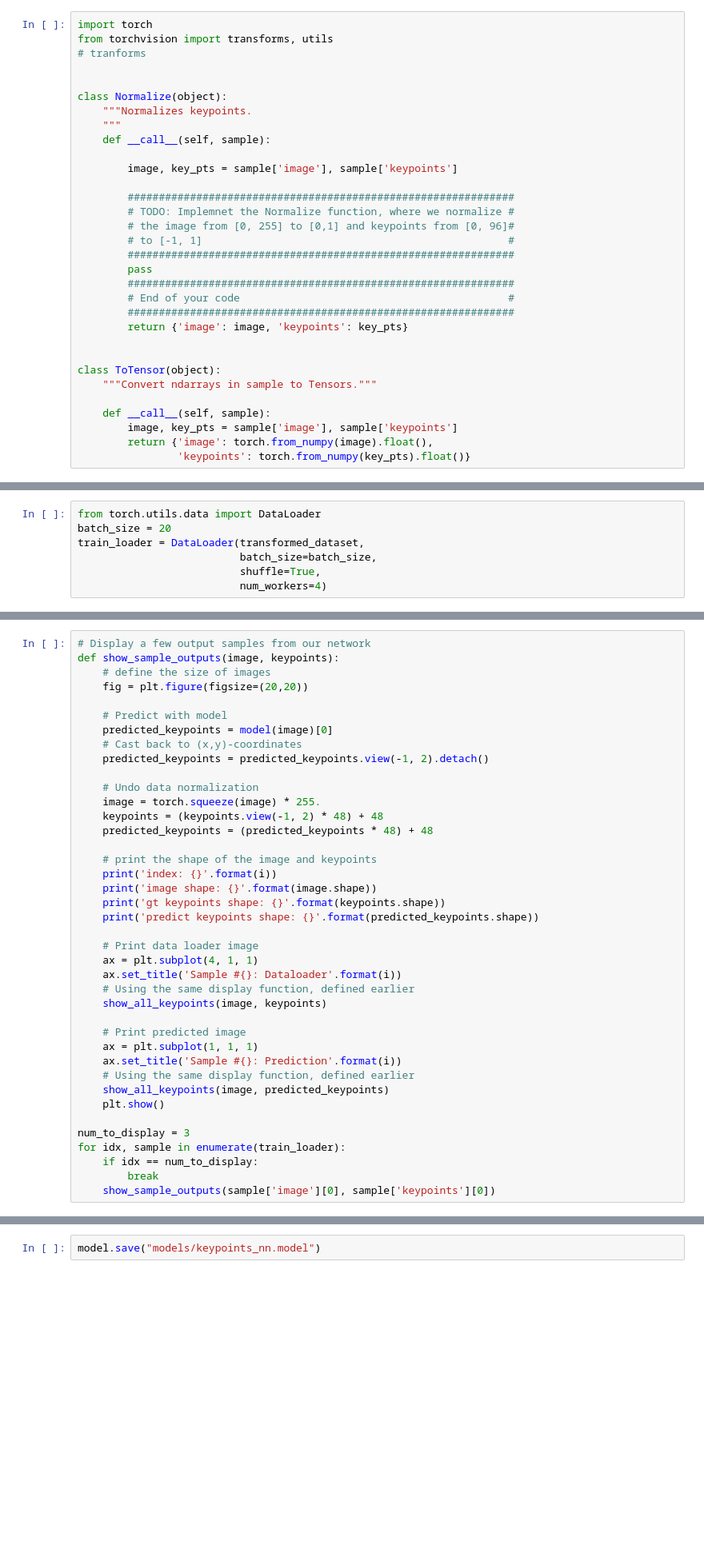
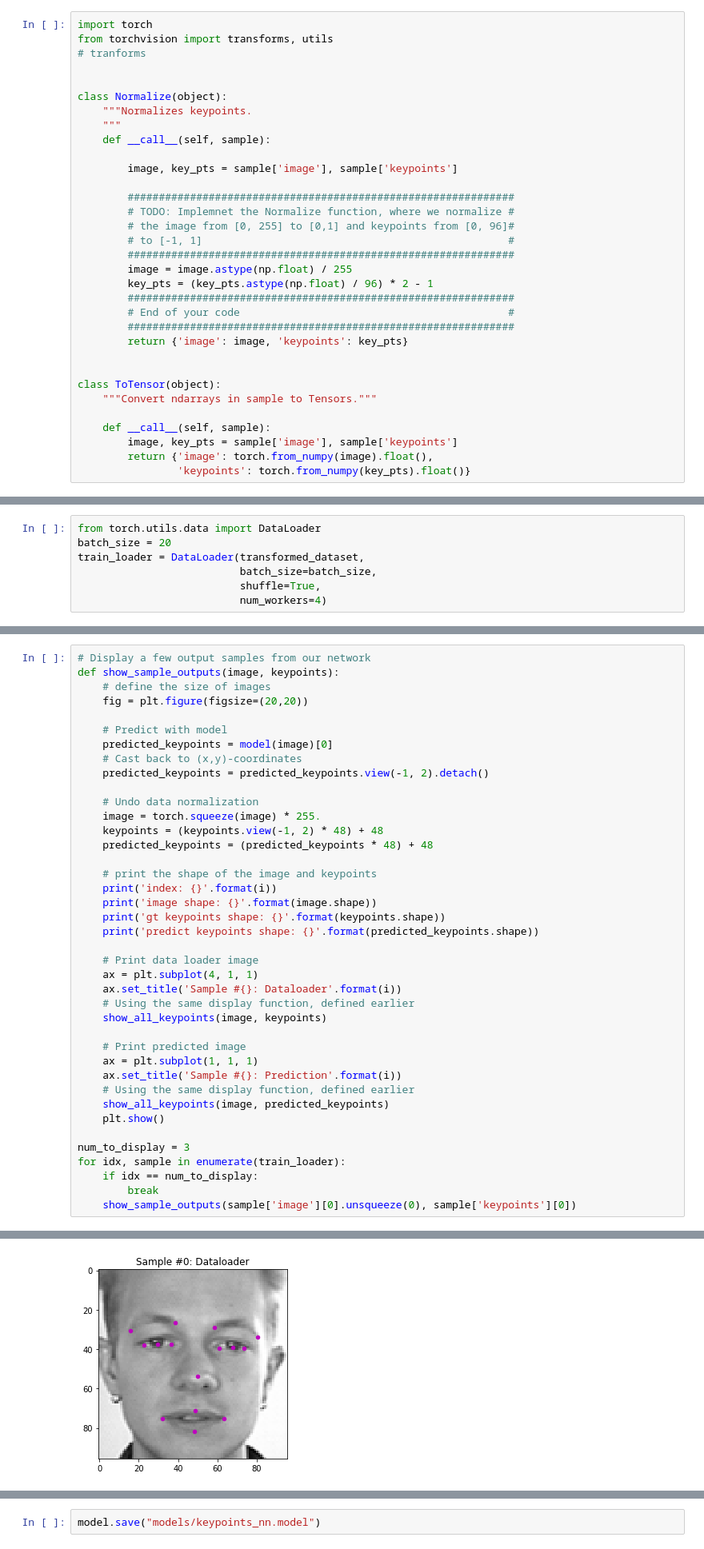
Before and after one commit to cornerfarmer/i2dl, a Jupyter notebook: exercise_4/1_facial_keypoints.ipynb, the cells around one changed output, grey strips where cells are left out. Shown: that part at 80% size. Cells and saved outputs as stored; diff of their text form; blank space fills up the shorter version.

Commit message:
Finishes basic keypoint detection

```diff
--- a/exercise_4/1_facial_keypoints.ipynb
+++ b/exercise_4/1_facial_keypoints.ipynb
@@ -172,7 +200,8 @@ class Normalize(object):
         # the image from [0, 255] to [0,1] and keypoints from [0, 96]#
         # to [-1, 1]                                                 #
         ##############################################################
-        pass
+        image = image.astype(np.float) / 255
+        key_pts = (key_pts.astype(np.float) / 96) * 2 - 1
         ##############################################################
         # End of your code                                           #
         ##############################################################
@@ -292,4 +349,5 @@ num_to_display = 3
 for idx, sample in enumerate(train_loader):
     if idx == num_to_display:
         break
-    show_sample_outputs(sample['image'][0], sample['keypoints'][0])
+    show_sample_outputs(sample['image'][0].unsqueeze(0), sample['keypoints'][0])
+# %% [output]
@@ -295,0 +358 @@ for idx, sample in enumerate(train_loader):
+[figure, added]
```
Also changed, not shown: parts of 13 cells of this notebook, 13 other files.
